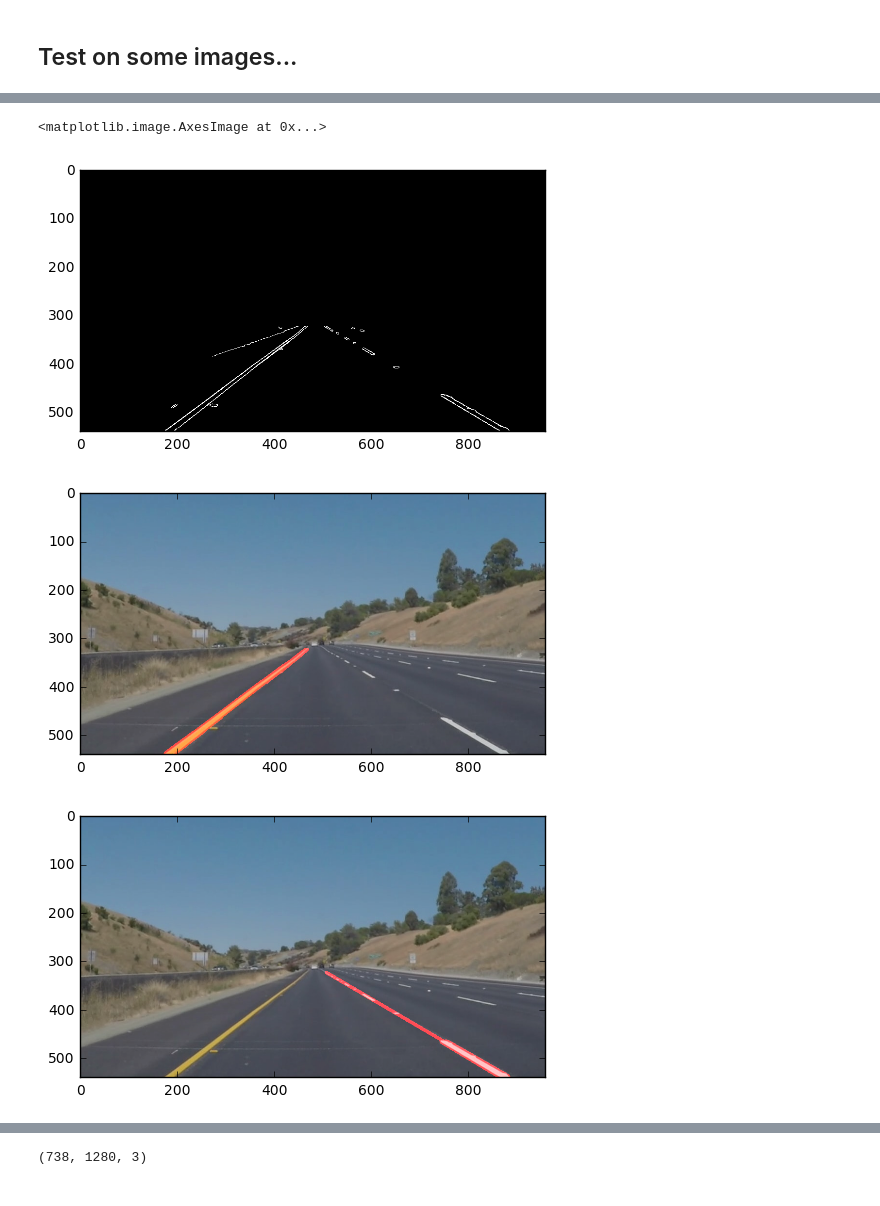
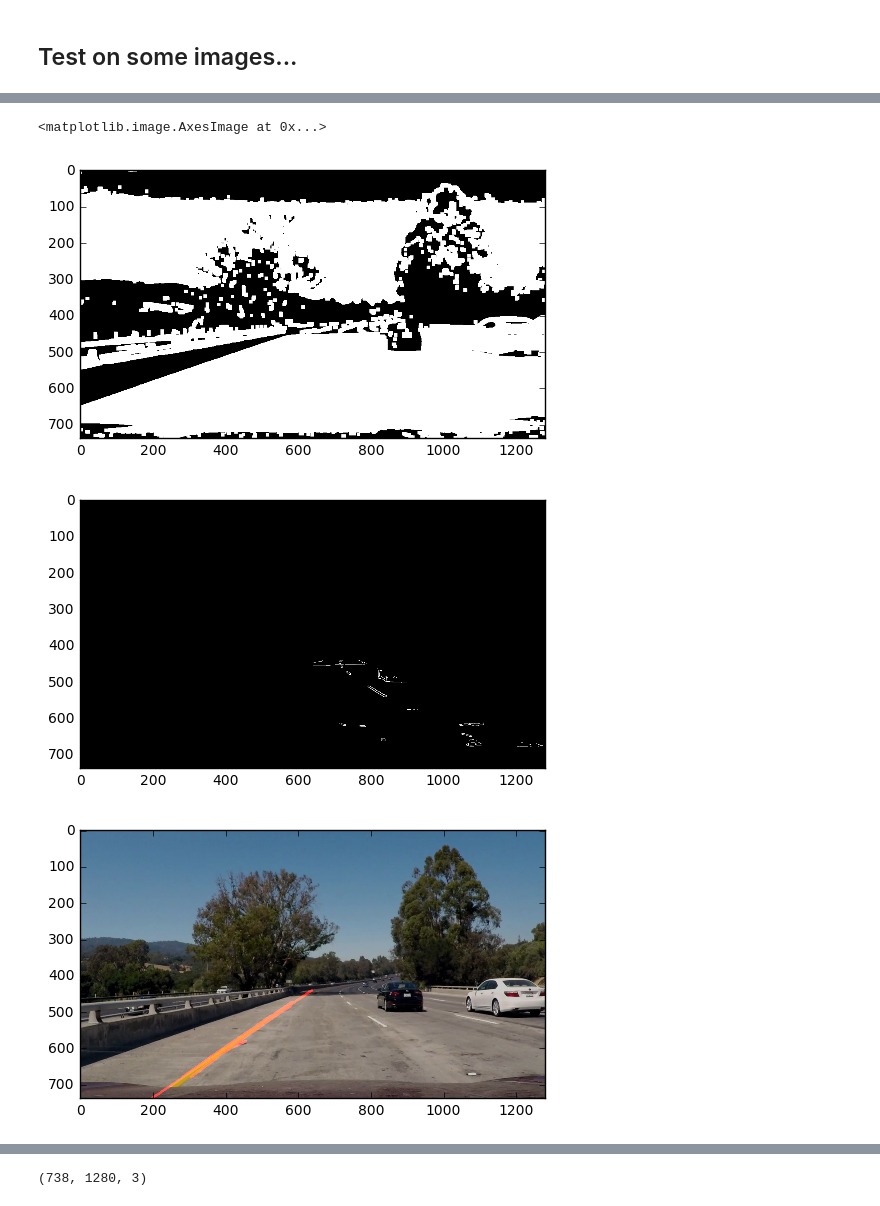
Before and after one commit to balancap/CarND-LaneLines-P1, a Jupyter notebook: P1.ipynb, the cells around one changed output, grey strips where cells are left out. Drawn from its saved outputs; the diff is of its cells as text; code cells hidden in the pictures.

Commit message:
UPDATE: Improve line detection, using color mask and better parameters on Hough transform.

```diff
--- a/P1.ipynb
+++ b/P1.ipynb
@@ -323,7 +317,7 @@ import os
 list_imgs = os.listdir("test_images/")
 
 # Read imagea
-idx = 7
+idx = 9
 # print(list_imgs)
 print('Test image: %s' % list_imgs[idx])
 image = mpimg.imread('test_images/' + list_imgs[idx])
@@ -336,4 +330,11 @@ Test image: vlcsnap-2016-10-31-11h35m24s732.jpg
 # %%
+color_range = cv2.inRange(image, np.array([100, 100, 0]), np.array([255, 255, 255]))
+kernel = np.ones((5,5), np.uint8)
+color_range = cv2.dilate(color_range, kernel, iterations=2)
+
+plt.figure()
+plt.imshow(color_range, cmap='gray')
+
 img_hls = cv2.cvtColor(image, cv2.COLOR_BGR2HSV_FULL)
 # plt.figure()
 # plt.imshow(img_hls[:,:,0], cmap='gray')
@@ -344,36 +345,37 @@ img_hls = cv2.cvtColor(image, cv2.COLOR_BGR2HSV_FULL)
 
 # Raw canny edges.
 edges = detect_edges(image)
+edges = edges & color_range
 plt.figure()
 plt.imshow(edges, cmap='gray')
 
 # Region of interest
 (edges_left, edges_right) = region_interest(edges, alpha=0.6)
-plt.imshow(edges_left+edges_right, cmap='gray')
+plt.imshow(edges_right, cmap='gray')
 
 # Hough transform
-houghlines_left = hough_lines_coords(edges_left, rho=1, theta=np.pi / 180, threshold=20, min_line_len=30, max_line_gap=10)
-houghlines_right = hough_lines_coords(edges_right, rho=1, theta=np.pi / 180, threshold=20, min_line_len=30, max_line_gap=10)
+houghlines_left = hough_lines_coords(edges_left, rho=1, theta=np.pi / 180, threshold=15, min_line_len=20, max_line_gap=20)
+houghlines_right = hough_lines_coords(edges_right, rho=1, theta=np.pi / 180, threshold=15, min_line_len=20, max_line_gap=20)
 houghlines_left, houghlines_right = filter_lines(image, houghlines_left, houghlines_right)
 
 regression_left = regression_average(image, houghlines_left)
 regression_right = regression_average(image, houghlines_right)
 
 # Print regression line.
 hough_img = np.zeros(image.shape, dtype=np.uint8)
 draw_lines(hough_img, houghlines_left+regression_left, thickness=5)
 img_left = weighted_img(hough_img, image, α=0.8, β=1.)
 plt.figure()
 plt.imshow(img_left)
 
 # Print hough lines.
 hough_img = np.zeros(image.shape, dtype=np.uint8)
 draw_lines(hough_img, houghlines_right+regression_right, thickness=5)
 img_right = weighted_img(hough_img, image, α=0.8, β=1.)
 plt.figure()
 plt.imshow(img_right)
 # %% [output]
 <matplotlib.image.AxesImage at 0x...>
-[figure, old version]
+[figure, new version]
-[figure, old version]
+[figure, new version]
-[figure, old version]
+[figure, new version]
```
Also changed, not shown: parts of 12 cells of this notebook, 19 other files.
